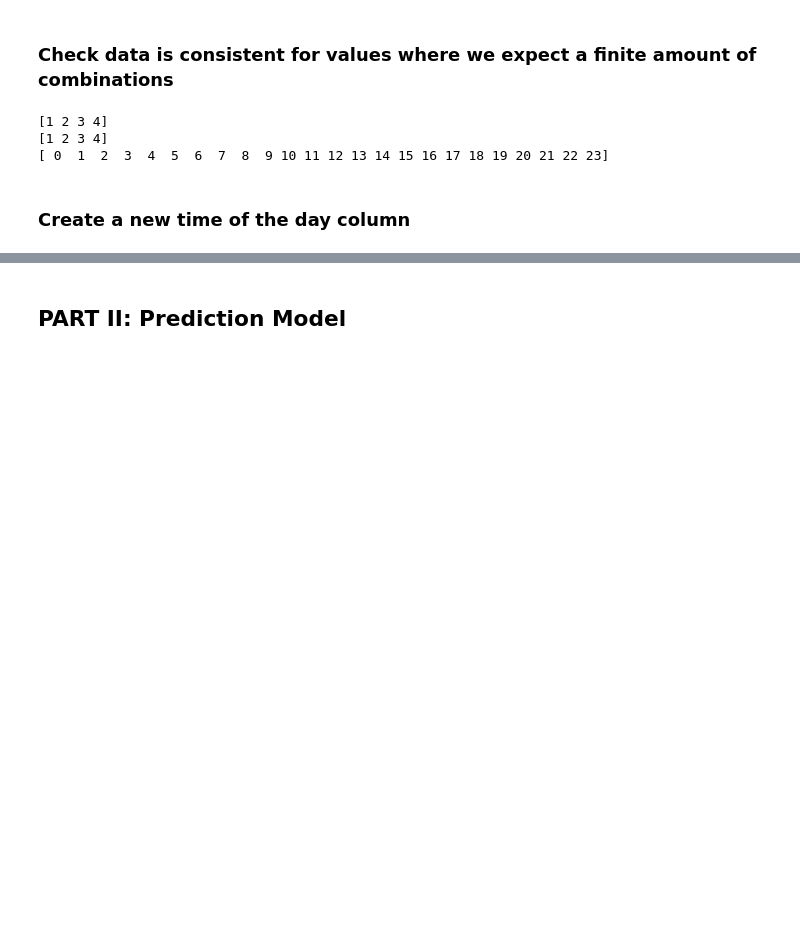
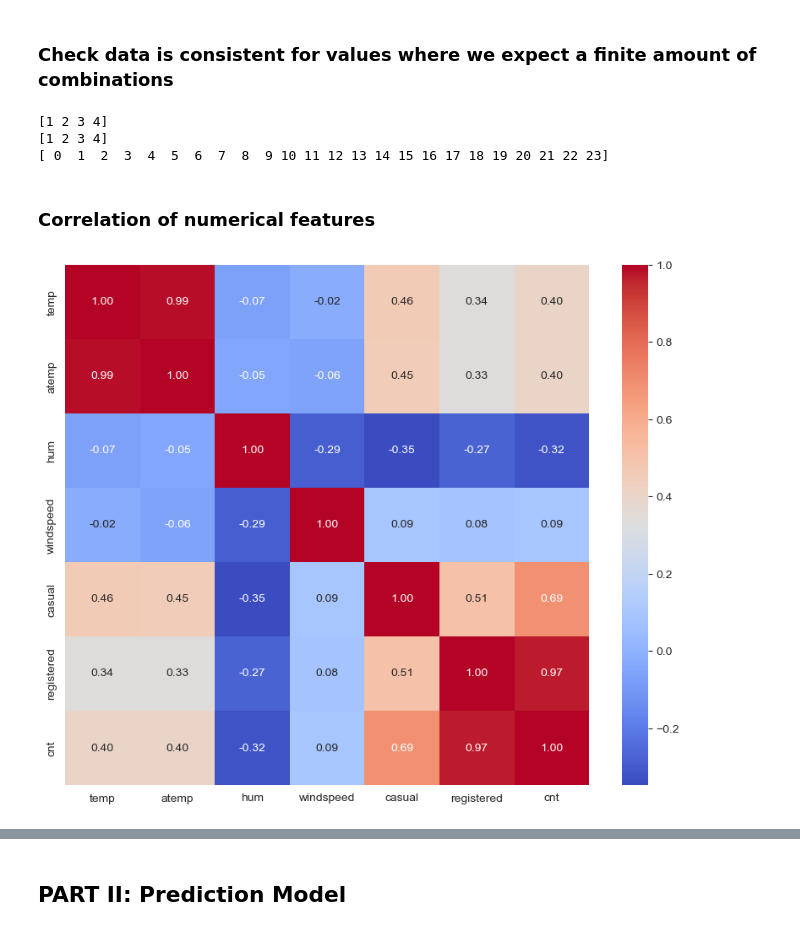
Before and after one commit to KennyHc/python_group, a Jupyter notebook: Group0_Notebook_Assignment2.ipynb, the cells around one changed output, grey strips where cells are left out. Drawn from its saved outputs; the diff is of its cells as text; code cells hidden in the pictures; blank space fills up the shorter version.

```diff
--- a/Group0_Notebook_Assignment2.ipynb
+++ b/Group0_Notebook_Assignment2.ipynb
@@ -24,6 +24,15 @@
 - `cnt`: count of total rental bikes including both casual and registered
 # %%
 import pandas as pd
+import seaborn as sns
+import matplotlib.pyplot as plt
+import numpy as np
+from scipy import stats
+import warnings
+warnings.filterwarnings('ignore')
+sns.set_style("whitegrid")
+plt.rcParams['figure.figsize'] = (12, 6)
+plt.rcParams['font.size'] = 10
 # %% [markdown]
 ## PART I: Exploratory Data Analysis
 # %%
@@ -48,16 +57,14 @@ print(df['hr'].unique())
 [1 2 3 4]
 [1 2 3 4]
 [ 0  1  2  3  4  5  6  7  8  9 10 11 12 13 14 15 16 17 18 19 20 21 22 23]
-# %% [markdown]
-### Create a new time of the day column
-# %%
-def get_time_of_day(hr):
-    if 5 <= hr < 12:
-        return 'morning'
-    elif 12 <= hr < 17:
-        return 'afternoon'
-    elif 17 <= hr < 21:
-        return 'evening'
-    else:
-        return 'night'
-df['time_of_day'] = df['hr'].apply(get_time_of_day)
+# %% [markdown]
+### Correlation of numerical features
+# %%
+num_cols = ['temp', 'atemp', 'hum', 'windspeed', 'casual', 'registered', 'cnt']
+corr_matrix = df[num_cols].corr()
+
+plt.figure(figsize=(10, 8))
+sns.heatmap(corr_matrix, annot=True, cmap='coolwarm', fmt='.2f')
+plt.show()
+# %% [output]
+[figure, added]
```
Also changed, not shown: parts of 15 cells of this notebook, 1 other file.
